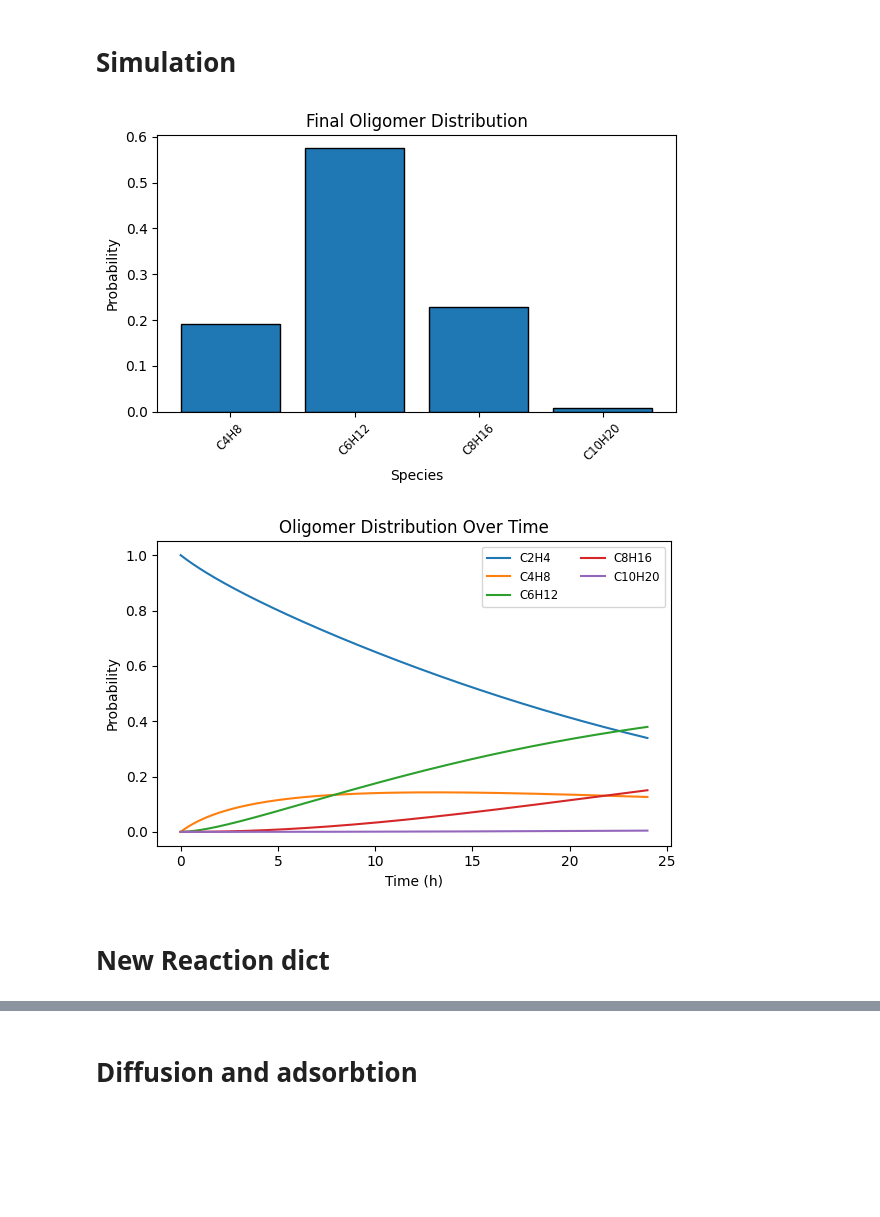
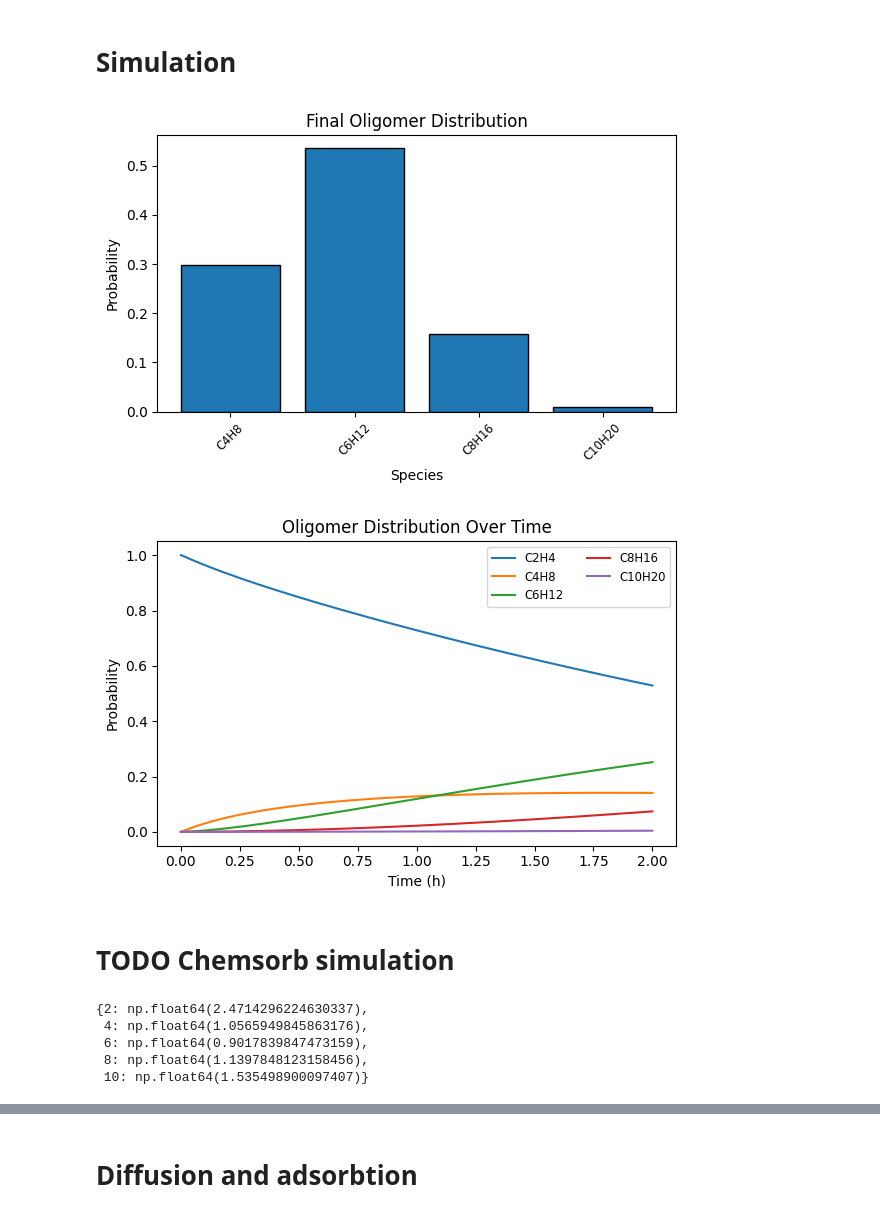
Before and after one commit to multiscale-modelling/kinetic_model, a Jupyter notebook: examples/test_soft.ipynb, the cells around one changed output, grey strips where cells are left out. Saved outputs shown, nothing was run; the diff lists cells and outputs as text; code cells hidden in the pictures; blank space fills up the shorter version.

```diff
--- a/examples/test_soft.ipynb
+++ b/examples/test_soft.ipynb
@@ -12,44 +12,83 @@ sim = ReactorSimulation(
     T=300,
     pressure=1.0,
     L=20,
-    delta_ins=5,
-    delta_ads=1,
-    time_hours=24.0,
+    delta_ins=0.0,
+    delta_ads=0.0,
+    time_hours=2.0,
     n_steps=10000,
     initial_concs={'Cat': 1e-2, 'C2': 1},
     energy_model=EnergyPlaceholder,
     diff_model_path='../data/processed/diffusion_model.pkl',
     ads_model_path='../data/processed/knn_adsorption_model.pkl'
 )
 dist, time_ts = sim.run()
 
 # %%
 # 2) Bar plot of final distribution
 labels = [f'C{n}H{2*n}' for n in dist['n']]
 plt.figure(figsize=(6,4))
 plt.bar(labels, dist['probability'], edgecolor='k')
 plt.xlabel('Species')
 plt.ylabel('Probability')
 plt.title('Final Oligomer Distribution')
 plt.xticks(rotation=45, fontsize='small')
 plt.tight_layout()
 
 # %%
 # 3) Line plot of distribution over time
 plt.figure(figsize=(6,4))
 for n in time_ts.columns:
     lbl = f'C{n}H{2*n}'
     plt.plot(time_ts.index/3600, time_ts[n], label=lbl)
 plt.xlabel('Time (h)')
 plt.ylabel('Probability')
 plt.title('Oligomer Distribution Over Time')
 plt.legend(fontsize='small', ncol=2, loc='upper right')
 plt.tight_layout()
 # %% [output]
-[figure, old version]
+[figure, new version]
-[figure, old version]
+[figure, new version]
-# %% [markdown]
-# New Reaction dict
+# %% [markdown]
+# TODO Chemsorb simulation
+# %%
+import joblib
+from kinetic_model.constants.diffusion import DiffusionLinear
+from kinetic_model.constants.adsorption import AdsorptionKNN
+from kinetic_model.constants.energy_profile import EnergyPlaceholder
+import pandas as pd
+import numpy as np
+
+diff_loaded = joblib.load('../data/processed/diffusion_model.pkl')
+ads_model_loaded = joblib.load('../data/processed/knn_adsorption_model.pkl')
+energy_model = EnergyPlaceholder(pressure=np.nan, temperature=np.nan)
+
+N = 10
+T = 300
+pressure = 1.0 # bar
+L = 20 # nm particle size
+
+X = pd.DataFrame({
+        'pressure_bar': [pressure] * N,
+        'temperature': [T] * N,
+        'n':           [i for i in range(2, N + 1, 2)] + \
+                        [i for i in range(2, N + 1, 2)],
+        'adsorption_type_num': [0] * (N//2) + [1] * (N//2), # 0 - absolute, 1 - excess
+    })
+
+diffusion = diff_loaded.predict(X)  / (L * 1e-9)
+diffusion_constants = {(i + 1) * 2: diffusion[i] for i in range(N//2)}
+adsorbtion = ads_model_loaded.predict(X)
+capacity = {f'C{(i + 1) * 2}': adsorbtion[i] for i in range(N//2)}
+capacity.update(
+    {f'C{(i + 1) * 2}_out': adsorbtion[i] - adsorbtion[i + N//2] for i in range(N//2)}
+)
+diffusion_constants
+# %% [output]
+{2: np.float64(2.4714296224630337),
+ 4: np.float64(1.0565949845863176),
+ 6: np.float64(0.9017839847473159),
+ 8: np.float64(1.1397848123158456),
+ 10: np.float64(1.535498900097407)}
 # %%
 from kinetic_model.constants.energy_profile import EnergyPlaceholder
 from kinetic_model.core.eyring import Eyring_k
```
Also changed, not shown: parts of 3 cells of this notebook, 1 other file.
